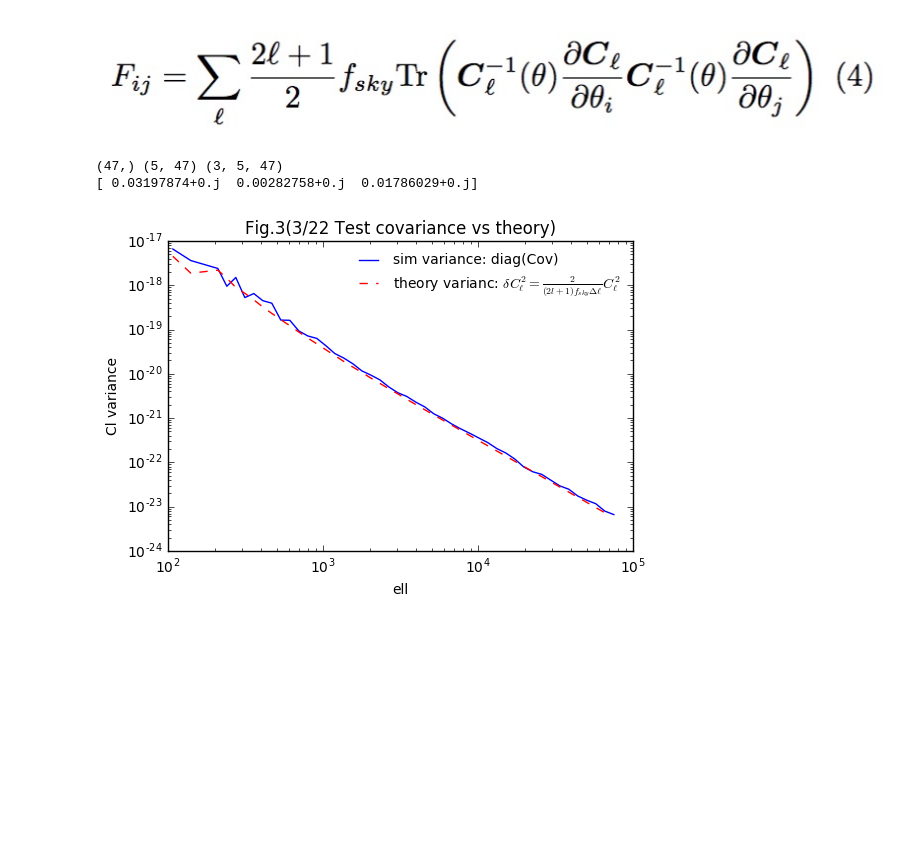
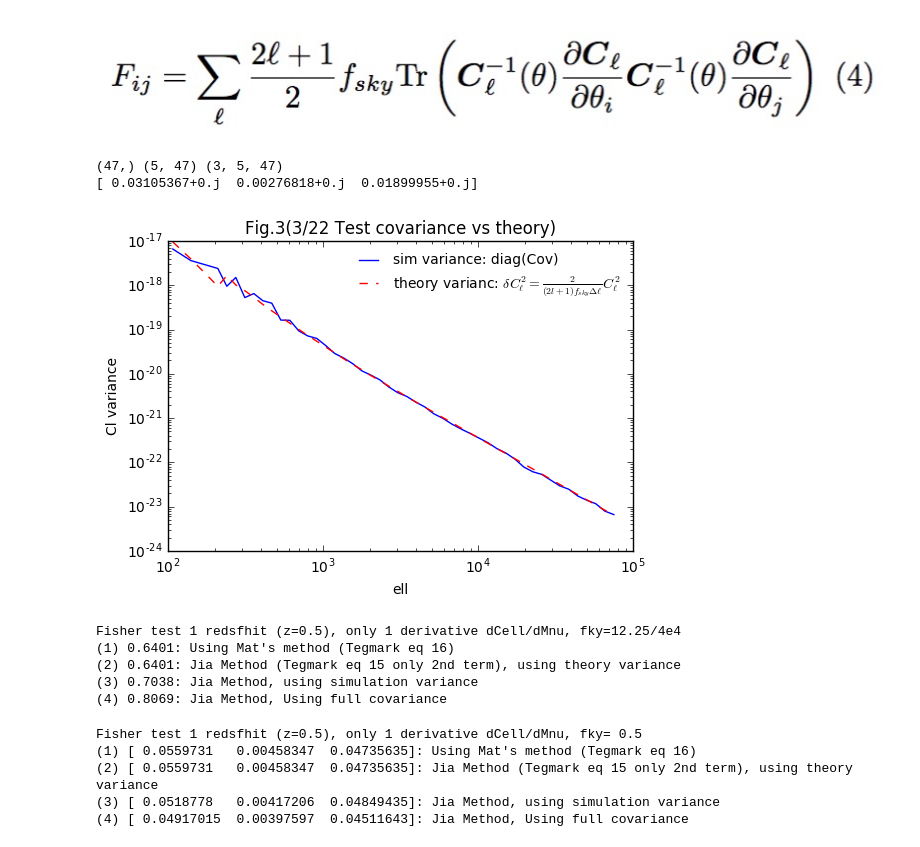
Before and after one commit to liuxx479/fisher, a Jupyter notebook: fisher.ipynb, the cells around one changed output. Saved outputs shown, nothing was run; the diff lists cells and outputs as text; code cells hidden in the pictures; blank space fills up the shorter version.

Commit message:
test 1z bin pass

```diff
--- a/fisher.ipynb
+++ b/fisher.ipynb
@@ -196,7 +196,7 @@ ddF = squeeze(array([dcldmnu_jia[:,idx],dcldom_jia[:,idx],dcldAs_jia[:,idx]]))
 print ellF.shape, ClF.shape, ddF.shape
 
 dell = zeros(47)
-dell[:-1] = ell_fidu[0][idx][1:48]-ell_fidu[0][idx][:46]
+dell[1:] = ell_fidu[0][idx][1:48]-ell_fidu[0][idx][:46]
 dell[0]=dell[1]
 
 #print ell_fisher.shape, Cell_fisher.shape
@@ -219,25 +219,25 @@ err_mat = sqrt(mat(Fisher_mat).I)[[0,1,2],[0,1,2]]
 print err_mat
 # %% [output]
 (47,) (5, 47) (3, 5, 47)
-[ 0.03197874+0.j  0.00282758+0.j  0.01786029+0.j]
+[ 0.03105367+0.j  0.00276818+0.j  0.01899955+0.j]
 # %%
 ############# using only 1 redshift bins
 #ellF = squeeze(ell_fidu[0,idx])#.flatten()
 #ClF = squeeze(ps_fidu_avg[:,idx])#.flatten()).I
 #ddF = squeeze(array([dcldmnu_jia[:,idx],dcldom_jia[:,idx],dcldAs_jia[:,idx]]))
 
-id1, id2 = ddF[0][0], ddF[1][0] ## ddF shape (3, 5, 47)
+id1, id2, id3 = ddF[0][0], ddF[1][0], ddF[2][0] ## ddF shape (3, 5, 47)
 iCl = squeeze(ps_fidu_avg[0,idx])## shape (5, 50)
 fsim = 3.5**2/4e4
 
 iCov = cov(squeeze(ps_fidu[0,:,idx]),rowvar=1) # ps+fidu shape (5, 1000, 50), iCov shape (47, 47)
 loglog(ellF, diag(iCov),'b-',label='sim variance: diag(Cov)')
 loglog(ellF, 1/(0.5*(2*ellF+1)*dell*fsim)*iCl**2, 'r--',
        label=r'theory varianc: $\delta C_\ell^2=\frac{2}{(2l+1)f_{sky}\Delta\ell}C_\ell^2$')
 title('Fig.3(3/22 Test covariance vs theory)')
 xlabel('ell')
 ylabel('Cl variance')
 legend(fontsize=10,loc=0,frameon=0)
 show()
 # %% [output]
-[figure, old version]
+[figure, new version]
@@ -256,0 +244,70 @@ show()
+# %%
+####### test with only 1 redshift bins
+## prepare all the necessary elements
+## (1) zero out the off diagonal components
+iCov_diag = zeros(shape=iCov.shape)
+iCov_diag[diag_indices(len(id1))] = diag(iCov)
+
+## (1b) zero out off diag, use theory variance
+iCov_diagT = zeros(shape=iCov.shape)
+iCov_diagT[diag_indices(len(id1))] = 2/((2*ellF+1)*fsim*dell)*iCl**2
+
+## (2) inverse covariance matrix
+iCovI = mat(iCov).I
+iCovdiagI = mat(iCov_diag).I
+iCovdiagTI = mat(iCov_diagT).I
+#print id1.shape, id2.shape, iCl.shape,iCov.shape
+
+weight_mat = 0.5*(2*ellF+1)*fsim*dell
+F_mat11 = sum( weight_mat *id1*id1/iCl**2)
+F_jia11 = trace(iCovI*mat(id1).T*mat(id1))
+F_jia11diag = trace(iCovdiagI*mat(id1).T*mat(id1))
+F_jia11diagT = trace(iCovdiagTI*mat(id1).T*mat(id1))
+
+print '''Fisher test 1 redsfhit (z=0.5), only 1 derivative dCell/dMnu, fky=12.25/4e4
+(1) %.4f: Using Mat's method (Tegmark eq 16)
+(2) %.4f: Jia Method (Tegmark eq 15 only 2nd term), using theory variance
+(3) %.4f: Jia Method, using simulation variance
+(4) %.4f: Jia Method, Using full covariance
+'''%(1/sqrt(F_mat11),1/sqrt(F_jia11diagT), 1/sqrt(F_jia11diag), 1/sqrt(F_jia11))
+# %% [output]
+Fisher test 1 redsfhit (z=0.5), only 1 derivative dCell/dMnu, fky=12.25/4e4
+(1) 0.6401: Using Mat's method (Tegmark eq 16)
+(2) 0.6401: Jia Method (Tegmark eq 15 only 2nd term), using theory variance
+(3) 0.7038: Jia Method, using simulation variance
+(4) 0.8069: Jia Method, Using full covariance
+# %%
+###### now move on to 3 parameters
+Ferr = lambda Fisher_mat: real(sqrt(mat(Fisher_mat).I)[[0,1,2],[0,1,2]])
+Ferr_diag = lambda Fisher_mat: real(1/sqrt(diag(Fisher_mat)))
+#weight_mat = 0.5*(2*ellF+1)*fsim*dell
+
+dd_arr = [id1, id2, id3]
+F_matz05 = zeros(shape=(3,3))
+F_jiadiagTz05 = zeros(shape=(3,3))
+F_jiadiagz05 = zeros(shape=(3,3))
+F_jiafullz05 = zeros(shape=(3,3))
+for i in range(3):
+    for j in range(3):
+        dA = dd_arr[i]
+        dB = dd_arr[j]
+        F_matz05 [i,j] = sum(weight_mat *dA*dB/iCl**2)
+        Mij = mat(dA).T*mat(dB) + mat(dB).T*mat(dA)
+        F_jiadiagTz05 [i,j]= 0.5*trace(iCovdiagTI*Mij)
+        F_jiadiagz05 [i,j]= 0.5*trace(iCovdiagI*Mij)
+        F_jiafullz05 [i,j]= 0.5*trace(iCovI* Mij)
+
+Flist = array( [F_matz05, F_jiadiagTz05, F_jiadiagz05, F_jiazfull05]) / (12.5/2e4)
+Ferr_out = ([Ferr(imat) for imat in Flist])
+print '''Fisher test 1 redsfhit (z=0.5), only 1 derivative dCell/dMnu, fky= 0.5
+(1) %s: Using Mat's method (Tegmark eq 16)
+(2) %s: Jia Method (Tegmark eq 15 only 2nd term), using theory variance
+(3) %s: Jia Method, using simulation variance
+(4) %s: Jia Method, Using full covariance
+'''% (Ferr_out[0], Ferr_out[1], Ferr_out[2], Ferr_out[3])
+# %% [output]
+Fisher test 1 redsfhit (z=0.5), only 1 derivative dCell/dMnu, fky= 0.5
+(1) [ 0.0559731   0.00458347  0.04735635]: Using Mat's method (Tegmark eq 16)
+(2) [ 0.0559731   0.00458347  0.04735635]: Jia Method (Tegmark eq 15 only 2nd term), using theory variance
+(3) [ 0.0518778   0.00417206  0.04849435]: Jia Method, using simulation variance
+(4) [ 0.04917015  0.00397597  0.04511643]: Jia Method, Using full covariance
```
Also changed, not shown: parts of 4 cells of this notebook.
